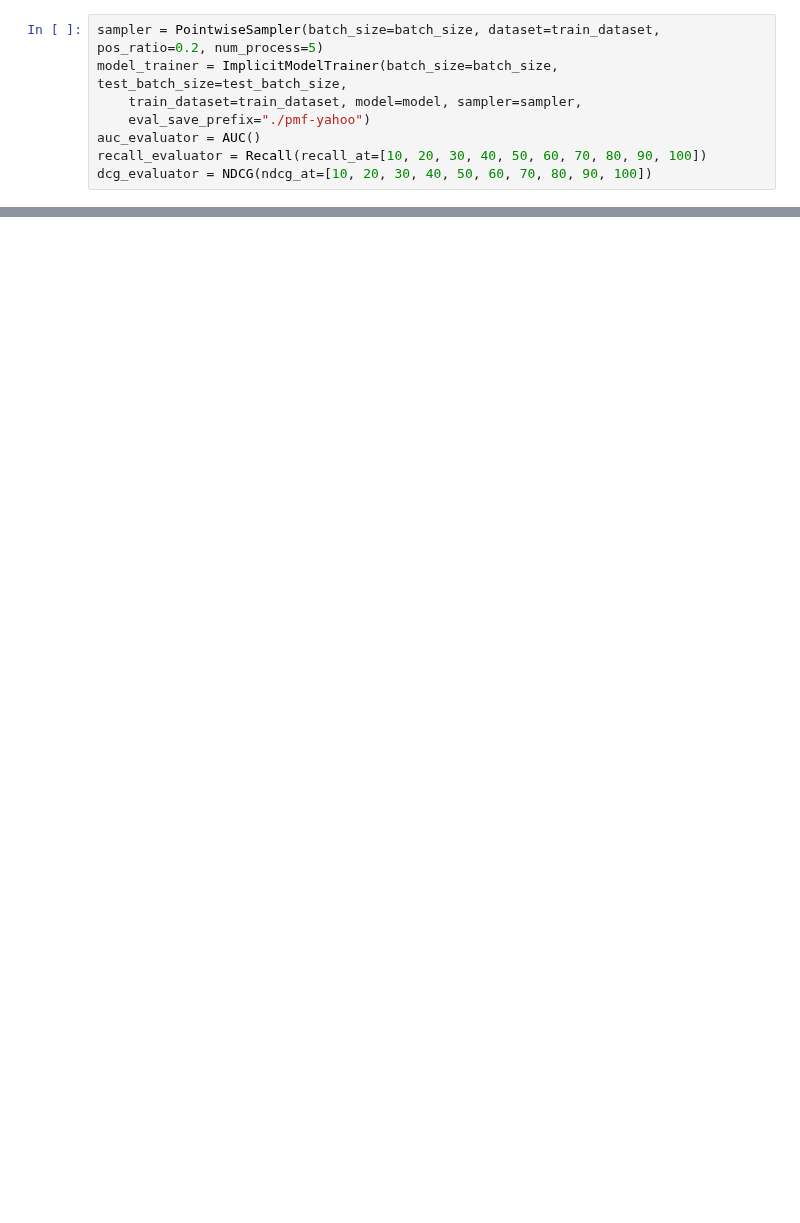
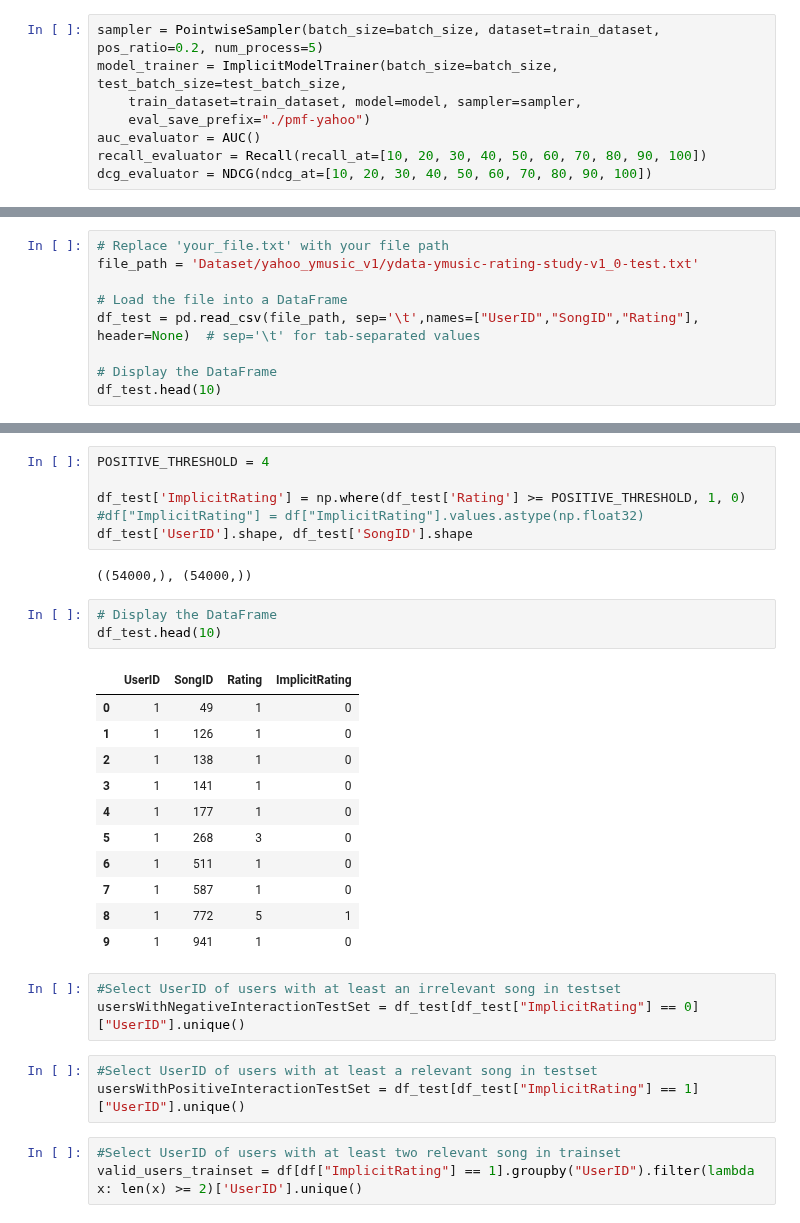
Before and after one commit to peetceenatoo/my-first-research-project, a Jupyter notebook: Explore-Datatset.ipynb, the cells around one changed output, grey strips where cells are left out. Cells and saved outputs as stored; diff of their text form; blank space fills up the shorter version.

Commit message:
Added testset section to filter yahoo testset as per istruction in the paper

```diff
--- a/Explore-Datatset.ipynb
+++ b/Explore-Datatset.ipynb
@@ -452,0 +294,9 @@ INFO:tensorflow:./pmf-yahoo-50000 is not in all_model_checkpoint_paths. Manually
+# %%
+# Replace 'your_file.txt' with your file path
+file_path = 'Dataset/yahoo_ymusic_v1/ydata-ymusic-rating-study-v1_0-test.txt'
+
+# Load the file into a DataFrame
+df_test = pd.read_csv(file_path, sep='\t',names=["UserID","SongID","Rating"], header=None)  # sep='\t' for tab-separated values
+
+# Display the DataFrame
+df_test.head(10)
@@ -452,0 +315,32 @@ INFO:tensorflow:./pmf-yahoo-50000 is not in all_model_checkpoint_paths. Manually
+# %%
+POSITIVE_THRESHOLD = 4
+
+df_test['ImplicitRating'] = np.where(df_test['Rating'] >= POSITIVE_THRESHOLD, 1, 0)
+#df["ImplicitRating"] = df["ImplicitRating"].values.astype(np.float32)
+df_test['UserID'].shape, df_test['SongID'].shape
+# %% [output]
+((54000,), (54000,))
+# %%
+# Display the DataFrame
+df_test.head(10)
+# %% [output]
+|  | UserID | SongID | Rating | ImplicitRating |
+| 0 | 1 | 49 | 1 | 0 |
+| 1 | 1 | 126 | 1 | 0 |
+| 2 | 1 | 138 | 1 | 0 |
+| 3 | 1 | 141 | 1 | 0 |
+| 4 | 1 | 177 | 1 | 0 |
+| 5 | 1 | 268 | 3 | 0 |
+| 6 | 1 | 511 | 1 | 0 |
+| 7 | 1 | 587 | 1 | 0 |
+| 8 | 1 | 772 | 5 | 1 |
+| 9 | 1 | 941 | 1 | 0 |
+# %%
+#Select UserID of users with at least an irrelevant song in testset
+usersWithNegativeInteractionTestSet = df_test[df_test["ImplicitRating"] == 0]["UserID"].unique()
+# %%
+#Select UserID of users with at least a relevant song in testset
+usersWithPositiveInteractionTestSet = df_test[df_test["ImplicitRating"] == 1]["UserID"].unique()
+# %%
+#Select UserID of users with at least two relevant song in trainset
+valid_users_trainset = df[df["ImplicitRating"] == 1].groupby("UserID").filter(lambda x: len(x) >= 2)['UserID'].unique()
```
Also changed, not shown: parts of 14 cells of this notebook.
